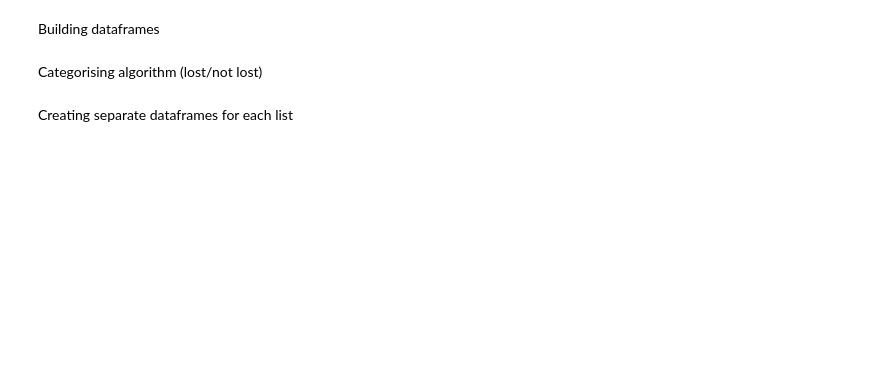
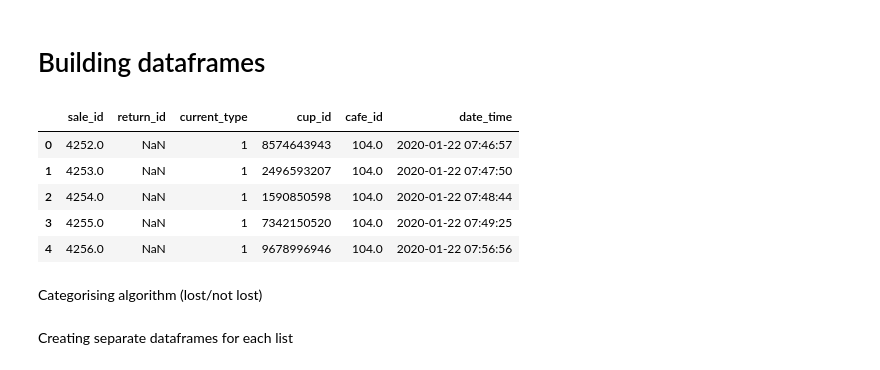
Before and after one commit to arihant-jain/BorrowCup-Data-Analysis, a Jupyter notebook: LostCupsGraph.ipynb, the cells around one changed output. Cells and saved outputs as stored; diff of their text form; code cells hidden in the pictures; blank space fills up the shorter version.

```diff
--- a/LostCupsGraph.ipynb
+++ b/LostCupsGraph.ipynb
@@ -39,2 +93,0 @@ Took 12.71 seconds to get Return data.
-# %% [markdown]
-Building dataframes
@@ -41,3 +112,5 @@ Building dataframes
+# %% [markdown]
+# Building dataframes
 # %%
 # build dataframe
 saleDF = DataFrame.from_dict(saleData, orient='columns')
@@ -86,6 +159,15 @@ returnDF['cafe_id'] = np.nan
 df = concat([saleDF, returnDF], ignore_index=True, sort=False)
 df = df[['sale_id', 'return_id', 'current_type', 'cup_id', 'cafe_id', 'date_time']]
 df = df.sort_values(by='date_time', ascending = True)
+# %%
+df.head()
+# %% [output]
+|  | sale_id | return_id | current_type | cup_id | cafe_id | date_time |
+| 0 | 4252.0 | NaN | 1 | 8574643943 | 104.0 | 2020-01-22 07:46:57 |
+| 1 | 4253.0 | NaN | 1 | 2496593207 | 104.0 | 2020-01-22 07:47:50 |
+| 2 | 4254.0 | NaN | 1 | 1590850598 | 104.0 | 2020-01-22 07:48:44 |
+| 3 | 4255.0 | NaN | 1 | 7342150520 | 104.0 | 2020-01-22 07:49:25 |
+| 4 | 4256.0 | NaN | 1 | 9678996946 | 104.0 | 2020-01-22 07:56:56 |
 # %% [markdown]
 Categorising algorithm (lost/not lost)
 # %%
```
Also changed, not shown: parts of 15 cells of this notebook, 14 other files.
